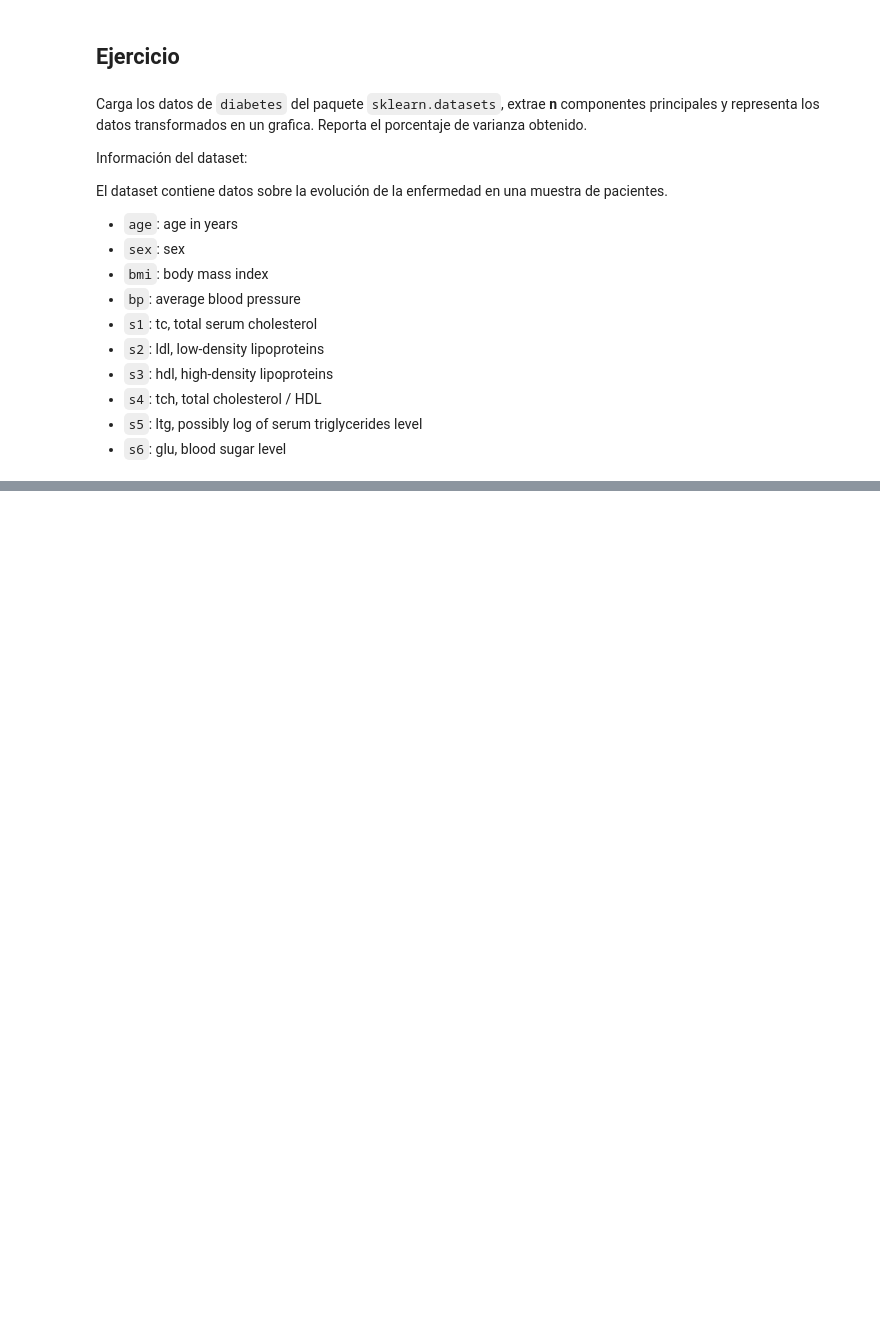
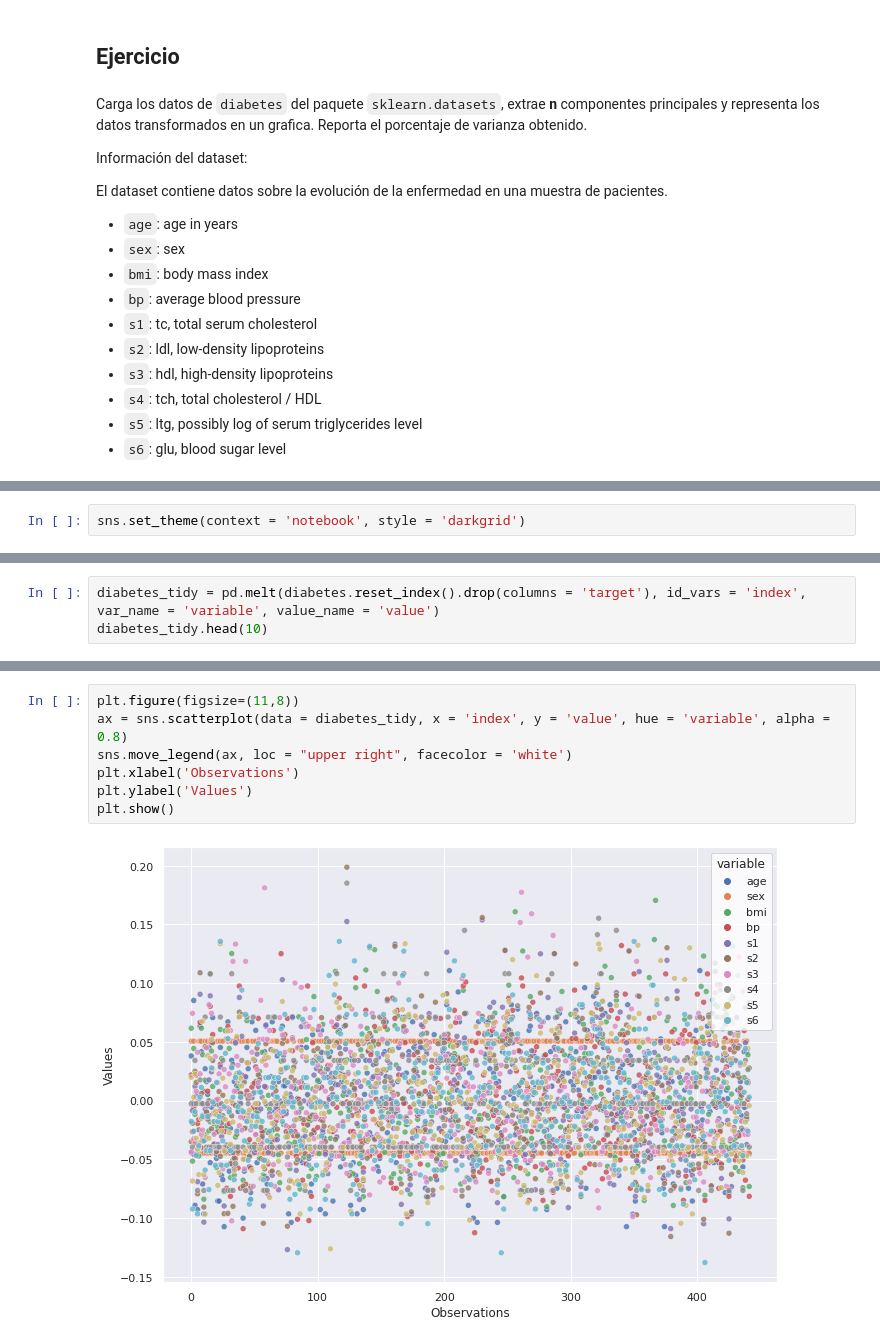
Before and after one commit to DanielEduardoLopez/DEVF-MachineLearning, a Jupyter notebook: Challenge_8_PCA.ipynb, the cells around one changed output, grey strips where cells are left out. Drawn from its saved outputs; the diff is of its cells as text; blank space fills up the shorter version.

```diff
--- a/Challenge_8_PCA.ipynb
+++ b/Challenge_8_PCA.ipynb
@@ -430,5 +433,7 @@ import numpy as np
 from sklearn import datasets
 from sklearn.decomposition import PCA
+# %%
+sns.set_theme(context = 'notebook', style = 'darkgrid')
 # %%
 # importamos los datos
 diabetes_dat = datasets.load_diabetes()
@@ -440,0 +469,3 @@ diabetes.head()
+# %%
+diabetes_tidy = pd.melt(diabetes.reset_index().drop(columns = 'target'), id_vars = 'index', var_name = 'variable', value_name = 'value')
+diabetes_tidy.head(10)
@@ -440,0 +484,9 @@ diabetes.head()
+# %%
+plt.figure(figsize=(11,8))
+ax = sns.scatterplot(data = diabetes_tidy, x = 'index', y = 'value', hue = 'variable', alpha = 0.8)
+sns.move_legend(ax, loc = "upper right", facecolor = 'white')
+plt.xlabel('Observations')
+plt.ylabel('Values')
+plt.show()
+# %% [output]
+[figure, added]
```
Also changed, not shown: parts of 13 cells of this notebook.
